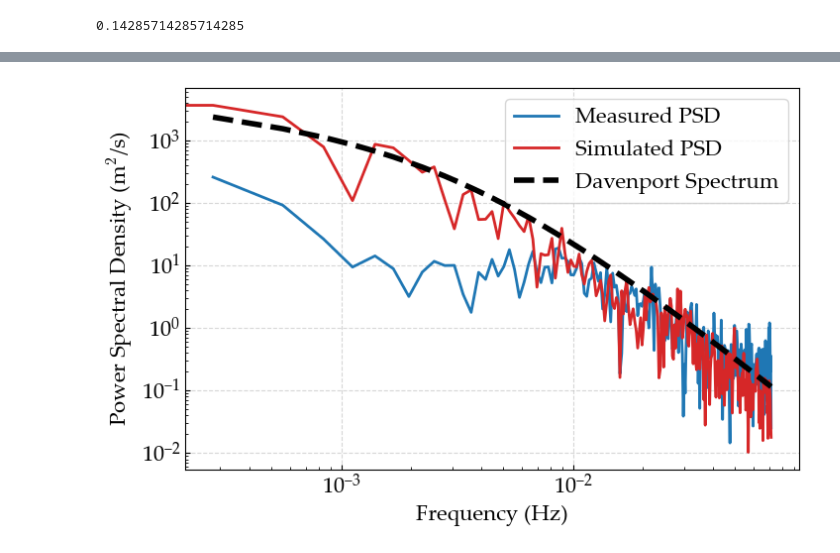
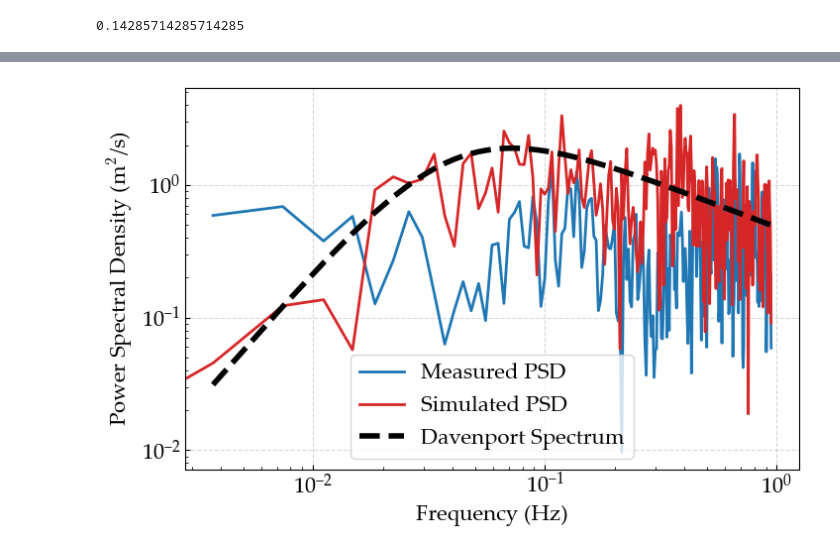
Before and after one commit to NanxiiChen/wind-simulation-GPU, a Jupyter notebook: examples/simlulate_offshore_wind.ipynb, the cells around one changed output, grey strips where cells are left out. Saved outputs shown, nothing was run; the diff lists cells and outputs as text; code cells hidden in the pictures.

```diff
--- a/examples/simlulate_offshore_wind.ipynb
+++ b/examples/simlulate_offshore_wind.ipynb
@@ -38,7 +38,7 @@ if os.path.exists(font_path):
 # %% [output]
 Set font to Palatino Linotype
 # %%
-def calculate_measured_psd(data, fs=1/7, return_ref=False, direction="along"):
+def calculate_measured_psd(data, fs, return_ref=False, direction="along"):
     # u_bar = np.sqrt(np.mean(ux)**2 + np.mean(uy)**2)
     frequencies, psd = signal.welch(data, fs=fs, window='hamming',
                                    scaling='density', nperseg=512)
@@ -48,7 +48,7 @@ def calculate_measured_psd(data, fs=1/7, return_ref=False, direction="along"):
         return frequencies, psd
 # %%
 import pandas as pd
-data = pd.read_csv("./data/data7s(1)/data7s/real_320704039_20220102.csv", encoding="gbk")
+data = pd.read_csv("./data/data7s(1)/data7s/real_320704040_20220102.csv", encoding="gbk")
 u = data["风速"].values[:1000]
 beta = data["风向角"].values[:1000]
 ux = u * np.cos(np.deg2rad(beta))
@@ -57,8 +57,8 @@ u_bar = np.sqrt(np.mean(ux)**2 + np.mean(uy)**2)
 beta_bar = np.arctan2(np.mean(uy), np.mean(ux))
 uu =  ux * np.cos(beta_bar) + uy * np.sin(beta_bar) - u_bar
 vv = -ux * np.sin(beta_bar) + uy * np.cos(beta_bar)
-from scipy.signal import medfilt
-uu = medfilt(uu, kernel_size=3)
+# from scipy.signal import medfilt
+# uu = medfilt(uu, kernel_size=3)
 uu.shape
 # %% [output]
 (1000,)
@@ -75,9 +75,9 @@ z = 50
 z0 = 0.01
 H_ = 5
 u10 = u_bar * (10 / z) ** 0.12
-f = 1200 * frequencies / u10
-norm_freq = 1200 * frequencies / 4
-reference_psd = 4*z0 *4**2 * norm_freq / (frequencies * (1+norm_freq)**2) ** (4/3)
+f = 1200 * frequencies / u_bar
+u_star = jnp.sqrt(z0) * u_bar
+reference_psd = (u_star**2 / frequencies) * (4*f**2) / (1 + f**2)**(4/3)
 # %%
 fs
 # %% [output]
@@ -91,17 +91,22 @@ class DevenportWindSpectrumNonDimensional(WindSpectrumNonDimensional):
 
     def calculate_f(self, n, Z, U_d, alpha_0):
         """Calculate the frequency-dependent function f."""
-        return 1200 * n / U_d
+        uz = self.calculate_mean_wind_speed(Z, U_d, alpha_0)
+        return n * 1200 / uz
+
+    def calculate_friction_velocity(self, Z, U_d, z_0, alpha_0):
+        uz = self.calculate_mean_wind_speed(Z, U_d, alpha_0)
+        return jnp.sqrt(z_0) * uz
 
     def calculate_power_spectrum(self, freq, Zs, component, **kwargs):
         """Calculate along-wind fluctuating wind power spectral density S_u(n)."""
         z_0 = self.params['z_0']
         U_d = self.params['U_d']
         alpha_0 = self.params['alpha_0']
-        norm_freq = self.calculate_f(freq, Zs, U_d, alpha_0)
+        f = self.calculate_f(freq, Zs, U_d, alpha_0)
+        u_star = self.calculate_friction_velocity(Zs, U_d, z_0, alpha_0)
 
-        psd = 4 * z_0 * 4**2 * norm_freq / (freq * (1+norm_freq)**2) ** (4/3)
-        return jnp.ones_like(Zs) * psd
+        return (u_star**2 / freq) * (4*f**2) / (1 + f**2)**(4/3)
 # %%
 from stochastic_wind_simulate import get_simulator, get_visualizer
 simulator = get_simulator(backend="jax", key=42, spectrum_type=DevenportWindSpectrumNonDimensional)
@@ -136,12 +153,12 @@ frequencies_sim, psd_sim = signal.welch(samples[-1], fs=1/simulator.params["dt"]
 # %%
 fig, ax = plt.subplots(1, 1, figsize=(8, 5))
-ax.loglog(frequencies, psd, label="Measured PSD", color="C0", lw=2)
-ax.loglog(frequencies_sim, psd_sim, label="Simulated PSD", color="C3", linestyle="solid", lw=2)
-ax.loglog(frequencies, reference_psd, label="Davenport Spectrum", color="black", linestyle="--", lw=4)
+ax.loglog(frequencies*z/u_bar, psd*frequencies/u_star**2, label="Measured PSD", color="C0", lw=2)
+ax.loglog(frequencies_sim*z/u_bar, psd_sim*frequencies_sim/u_star**2, label="Simulated PSD", color="C3", linestyle="solid", lw=2)
+ax.loglog(frequencies*z/u_bar, reference_psd*frequencies/u_star**2, label="Davenport Spectrum", color="black", linestyle="--", lw=4)
 ax.legend()
 
 ax.set(xlabel="Frequency (Hz)", ylabel="Power Spectral Density (m$^2$/s)")
 fig.savefig("./img/offshore_wind_simulation.png", dpi=300, bbox_inches="tight")
 fig.savefig("./img/offshore_wind_simulation.pdf", dpi=300, bbox_inches="tight")
 # %% [output]
-[figure, old version]
+[figure, new version]
```
Also changed, not shown: parts of 3 cells of this notebook, 10 other files.
